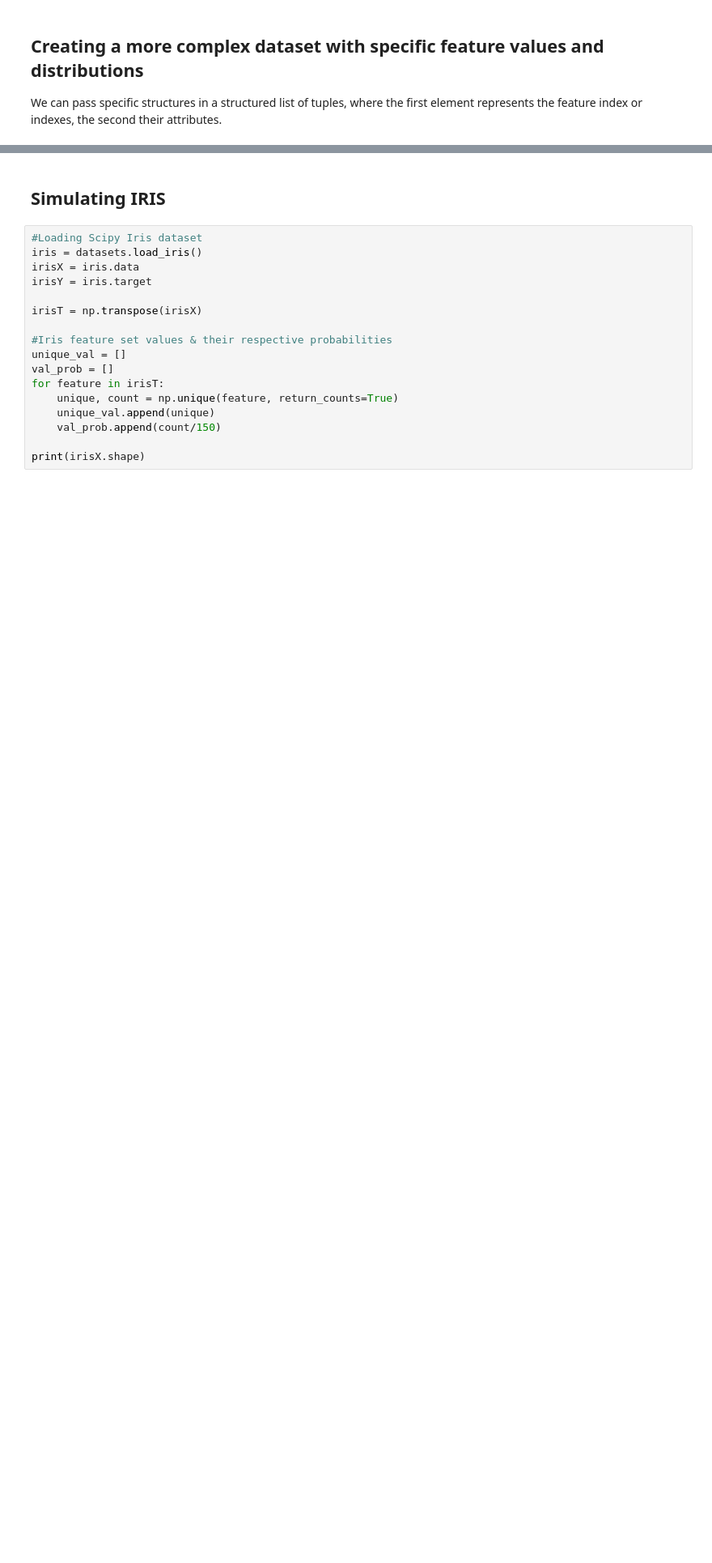
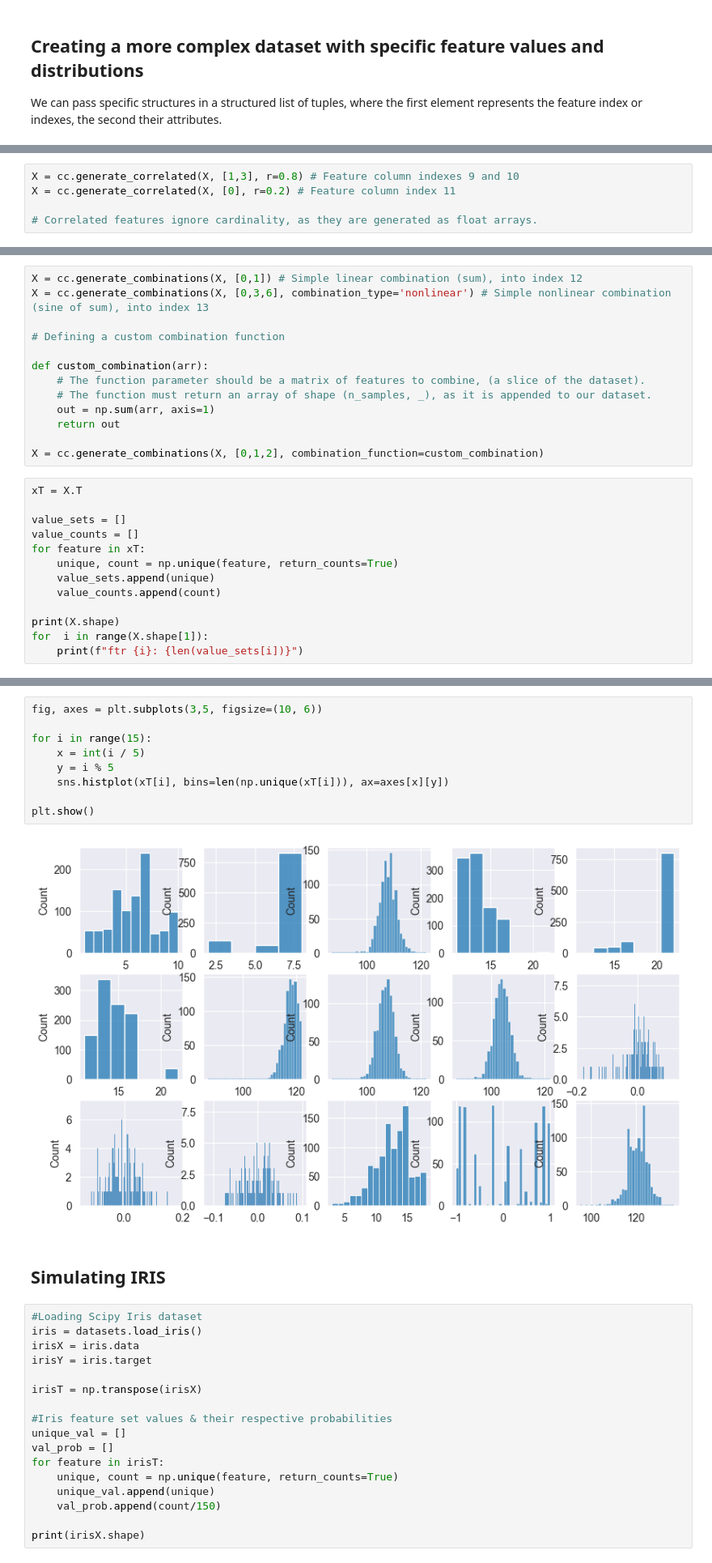
Before and after one commit to 98MM/msc_cc, a Jupyter notebook: src/CC Demo.ipynb, the cells around one changed output, grey strips where cells are left out. Shown: that part at 81% size. Saved outputs shown, nothing was run; the diff lists cells and outputs as text; blank space fills up the shorter version.

```diff
--- a/src/CC Demo.ipynb
+++ b/src/CC Demo.ipynb
@@ -96,0 +158,5 @@ plt.show()
+# %%
+X = cc.generate_correlated(X, [1,3], r=0.8) # Feature column indexes 9 and 10
+X = cc.generate_correlated(X, [0], r=0.2) # Feature column index 11
+
+# Correlated features ignore cardinality, as they are generated as float arrays.
@@ -96,0 +175,26 @@ plt.show()
+# %%
+X = cc.generate_combinations(X, [0,1]) # Simple linear combination (sum), into index 12
+X = cc.generate_combinations(X, [0,3,6], combination_type='nonlinear') # Simple nonlinear combination (sine of sum), into index 13
+
+# Defining a custom combination function
+
+def custom_combination(arr):
+    # The function parameter should be a matrix of features to combine, (a slice of the dataset).
+    # The function must return an array of shape (n_samples, _), as it is appended to our dataset.
+    out = np.sum(arr, axis=1)
+    return out
+
+X = cc.generate_combinations(X, [0,1,2], combination_function=custom_combination)
+# %%
+xT = X.T
+
+value_sets = []
+value_counts = []
+for feature in xT:
+    unique, count = np.unique(feature, return_counts=True)
+    value_sets.append(unique)
+    value_counts.append(count)
+
+print(X.shape)
+for  i in range(X.shape[1]):
+    print(f"ftr {i}: {len(value_sets[i])}")
@@ -97,3 +218,14 @@ plt.show()
+# %%
+fig, axes = plt.subplots(3,5, figsize=(10, 6))
+
+for i in range(15):
+    x = int(i / 5)
+    y = i % 5
+    sns.histplot(xT[i], bins=len(np.unique(xT[i])), ax=axes[x][y])
+
+plt.show()
+# %% [output]
+[figure, added]
 # %% [markdown]
 ## Simulating IRIS
 # %%
```
Also changed, not shown: parts of 11 cells of this notebook, 1 other file.
